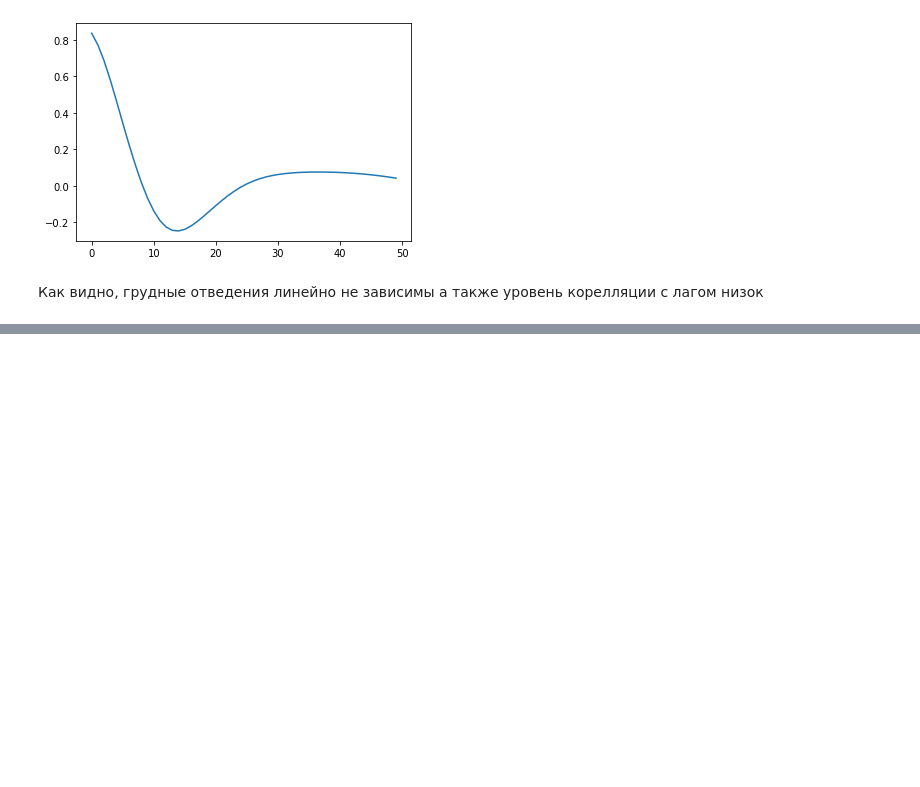
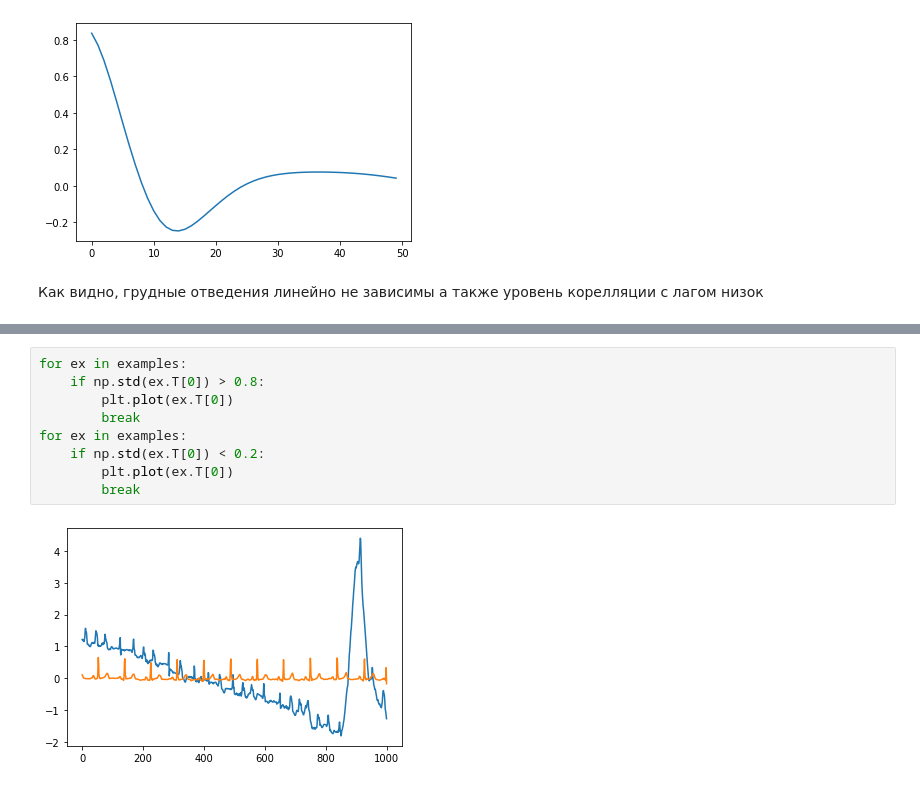
Before and after one commit to AKovalyuk/ecg-classification, a Jupyter notebook: notebook.ipynb, the cells around one changed output, grey strips where cells are left out. Saved outputs shown, nothing was run; the diff lists cells and outputs as text; blank space fills up the shorter version.

```diff
--- a/notebook.ipynb
+++ b/notebook.ipynb
@@ -134,0 +212,11 @@ plt.plot(range(0, 50), corr)
+# %%
+for ex in examples:
+    if np.std(ex.T[0]) > 0.8:
+        plt.plot(ex.T[0])
+        break
+for ex in examples:
+    if np.std(ex.T[0]) < 0.2:
+        plt.plot(ex.T[0])
+        break
+# %% [output]
+[figure, added]
```
Also changed, not shown: parts of 24 cells of this notebook, 1 other file.
